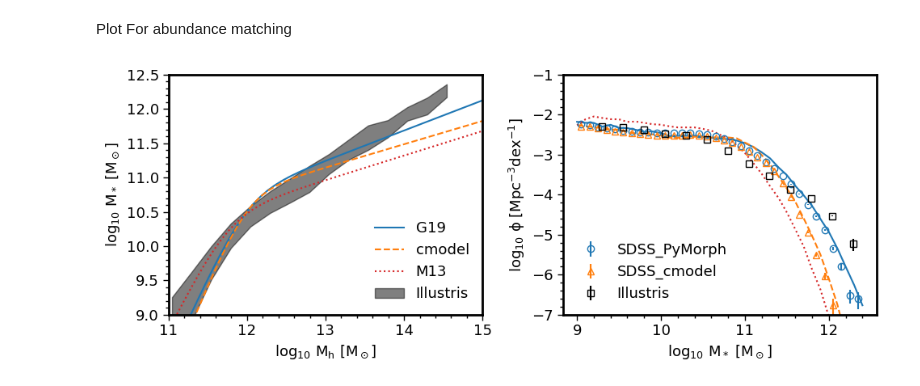
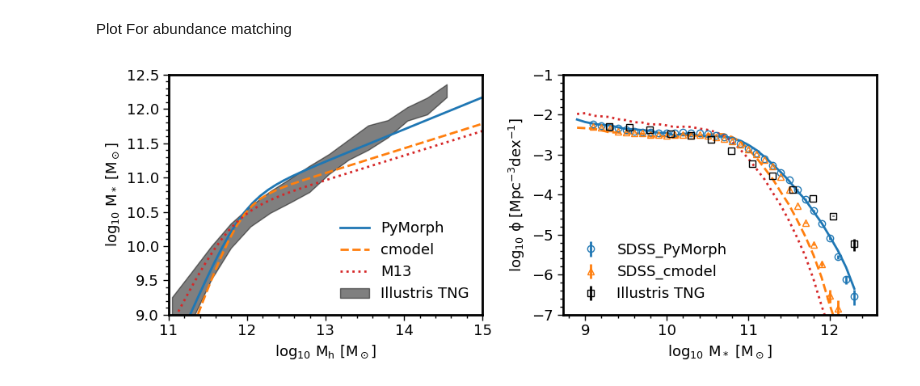
Before and after one commit to PipGrylls/STEEL, a Jupyter notebook: Notebooks/Plots/Extra_Plots_Paper2.ipynb, the cells around one changed output. Saved outputs shown, nothing was run; the diff lists cells and outputs as text; code cells hidden in the pictures.

```diff
--- a/Notebooks/Plots/Extra_Plots_Paper2.ipynb
+++ b/Notebooks/Plots/Extra_Plots_Paper2.ipynb
@@ -1,9 +1,10 @@
 # %%
 import os
 import sys
-AbsPath = os.path.abspath("")
-sys.path.append(AbsPath+"/../..")
+AbsPath = str(os.path.abspath(""))+"/../.."
+sys.path.append(AbsPath)
 import importlib
+import pickle
 import numpy as np
 import matplotlib as mpl
 import colossus.halo.mass_adv as massdefs
@@ -38,6 +33,5 @@ importlib.reload(F)
 # %%
 #set plot paramaters here
-mpl.rcParams.update(mpl.rcParamsDefault)
 plt.rcParams['ytick.minor.visible']=True
 plt.rcParams['xtick.minor.visible']=True
 plt.rcParams['axes.linewidth']=2
@@ -51,3 +45,4 @@ plt.rcParams['xtick.minor.width'] = 1
 plt.rcParams['ytick.minor.width'] = 1
 mpl.rcParams['axes.titlepad'] = 20
 plt.rcParams['font.size']=15
+plt.rcParams['lines.linewidth']=2
@@ -154,19 +142,35 @@ def DM_to_SM_for_S17(SMF_X, HMF, Halo_MR, HMF_Bin, SMF_Bin, Paramaters, Redshift
 X = np.arange(10, 15, 0.1) #M h-1 #virial
 f, axarr = plt.subplots(1, 2, figsize=(10,4))
 
-
+SMR_L = 9
+SMR_U = 12.5
+SMR_BW = 0.1
 SMF_Bins, Y_t, Y_t_e, Y_sat, Y_sat_e, Y_cen, Y_cen_e =  Add_SDSS.SMF_Data()
-axarr[1].errorbar(np.divide(SMF_Bins[1:]+SMF_Bins[:-1], 2), Y_cen, yerr=Y_cen_e, fmt = "o", label = "SDSS_PyMorph", mfc = "None")
+#axarr[1].errorbar(np.divide(SMF_Bins[1:]+SMF_Bins[:-1], 2), Y_cen, yerr=Y_cen_e, fmt = "o", label = "SDSS_PyMorph", mfc = "None")
+axarr[1].errorbar(SMF_Bins[1:], Y_cen[1:], yerr=Y_cen_e[:,1:], fmt = "o", label = "SDSS_PyMorph", mfc = "None")
 #axarr[1].errorbar(SMF_Bins[:-1], Y_t, yerr=Y_t_e, label = "t_SE")
 
 SMF_Bins, Y_t, Y_t_e, Y_sat, Y_sat_e, Y_cen, Y_cen_e =  Add_SDSS.SMF_Data(OverridePhoto = "MsMendCmodel")
-axarr[1].errorbar(np.divide(SMF_Bins[1:]+SMF_Bins[:-1], 2), Y_cen, yerr=Y_cen_e, fmt = "^", label = "SDSS_cmodel", mfc = "None")
+axarr[1].errorbar(SMF_Bins[1:], Y_cen[1:], yerr=Y_cen_e[:,1:], fmt = "^", label = "SDSS_cmodel", mfc = "None")
 #axarr[1].errorbar(SMF_Bins[:-1], Y_t, yerr=Y_t_e, label = "t_cMod")
 
 #axarr[0].plot(X- np.log10(h), Shank17AM(np.log10(massdefs.changeMassDefinitionCModel(M=np.power(10, X), z=0.1, mdef_in='vir', mdef_out='200c')[0]) - np.log10(h)), "vC8",label = "S17", mfc = 'none')
 
+"""
+AbnMtch['Override_z'] = True
+axarr[0].plot(np.arange(10, 15, 0.1)- np.log10(h), F.DarkMatterToStellarMass(np.arange(10, 15, 0.1) - np.log10(h), 0.1, Paramaters, ScatterOn = False), ":C0", label = "override")
+
+Override['beta10'] += 0.854
+axarr[0].plot(np.arange(10, 15, 0.1)- np.log10(h), F.DarkMatterToStellarMass(np.arange(10, 15, 0.1) - np.log10(h), 0.1, Paramaters, ScatterOn = False), "-C0", label = "G19")
+Override['beta10'] -= 0.854
+Override['beta10'] -= 0.73
+axarr[0].plot(np.arange(10, 15, 0.1)- np.log10(h), F.DarkMatterToStellarMass(np.arange(10, 15, 0.1) - np.log10(h), 0.1, Paramaters, ScatterOn = False), "-C0", label = "G19")
+Override['beta10'] += 0.73
+
+AbnMtch['Override_z'] = False
+"""
 AbnMtch['G19_SE'] = True
-axarr[0].plot(np.arange(10, 15, 0.1)- np.log10(h), F.DarkMatterToStellarMass(np.arange(10, 15, 0.1) - np.log10(h), 0.1, Paramaters, ScatterOn = False), "-C0", label = "G19")
+axarr[0].plot(np.arange(10, 15, 0.1)- np.log10(h), F.DarkMatterToStellarMass(np.arange(10, 15, 0.1) - np.log10(h), 0.1, Paramaters, ScatterOn = False), "-C0", label = "PyMorph")
 AbnMtch['G19_SE'] = False
 
 
@@ -187,19 +191,36 @@ AbnMtch['Moster'] = False
 
 
 #F.DM_to_SM(SMF_X, HMF, Halo_MR, HMF_Bin, SMF_Bin, Paramaters, Redshift = 0, N = 5000, UseAlt = False)
-
 Redshift = 0.1
 SM_bin = SMF_Bins[1] - SMF_Bins[0]
 Halo_bin = 0.1
-Halo_MR = np.arange(11, 16, Halo_bin)
+Halo_MR = np.arange(10, 16, Halo_bin)
 Halo_MR_m200 = np.log10(massdefs.changeMassDefinitionCModel(M=np.power(10, Halo_MR), z=0.1, mdef_in='vir', mdef_out='200c')[0])
+"""
+AbnMtch['Override_z'] = True
+SMF = F.DM_to_SM(SMF_Bins, np.log10(HMF_fun(Halo_MR, Redshift)), Halo_MR, Halo_bin, SM_bin, Paramaters, Redshift = Redshift, N = 1000)[1]
+plt.plot(SMF_Bins, SMF, ":C0")
+
+Override['beta10'] += 0.854
+SMF = F.DM_to_SM(SMF_Bins, np.log10(HMF_fun(Halo_MR, Redshift)), Halo_MR, Halo_bin, SM_bin, Paramaters, Redshift = Redshift, N = 1000)[1]
+plt.plot(SMF_Bins, SMF, "-C0")
+Override['beta10'] -= 0.854
+Override['beta10'] -= 0.73
+SMF = F.DM_to_SM(SMF_Bins, np.log10(HMF_fun(Halo_MR, Redshift)), Halo_MR, Halo_bin, SM_bin, Paramaters, Redshift = Redshift, N = 1000)[1]
+plt.plot(SMF_Bins, SMF, "-C0")
+Override['beta10'] += 0.73
+
+AbnMtch['Override_z'] = False
+"""
+
+
 AbnMtch['G19_SE'] = True
 SMF = F.DM_to_SM(SMF_Bins, np.log10(HMF_fun(Halo_MR, Redshift)), Halo_MR, Halo_bin, SM_bin, Paramaters, Redshift = Redshift, N = 1000)[1]
-plt.plot(SMF_Bins, SMF, "-C0")
+plt.plot(SMF_Bins-SM_bin, SMF, "-C0")
 AbnMtch['G19_SE'] = False
 AbnMtch['G19_cMod'] = True
 SMF = F.DM_to_SM(SMF_Bins, np.log10(HMF_fun(Halo_MR, Redshift)), Halo_MR, Halo_bin, SM_bin, Paramaters, Redshift = Redshift, N = 1000)[1]
-plt.plot(SMF_Bins, SMF, "--C1")
+plt.plot(SMF_Bins-SM_bin, SMF, "--C1")
 AbnMtch['G19_cMod'] = False
 """
 AbnMtch['Behroozi18'] = True
@@ -207,40 +228,42 @@ AbnMtch['B18c'] = True
 SMF = F.DM_to_SM(SMF_Bins, np.log10(HMF_fun(Halo_MR, Redshift)), Halo_MR_m200, Halo_bin, SM_bin, Paramaters, Redshift = Redshift, N = 1000, UseAlt = True)[1]
 plt.plot(SMF_Bins, SMF, "-.C2")
 AbnMtch['B18c'] = False
 AbnMtch['Behroozi18'] = False
 """
 AbnMtch['Moster'] = True
 SMF = F.DM_to_SM(SMF_Bins, np.log10(HMF_fun(Halo_MR, Redshift)), Halo_MR_m200, Halo_bin, SM_bin, Paramaters, Redshift = Redshift, N = 1000)[1]
-plt.plot(SMF_Bins, SMF, ":C3")
+plt.plot(SMF_Bins-SM_bin, SMF, ":C3")
 AbnMtch['Moster'] = False
 
 
-SMHM_ill = np.load('./PaperTwoPlotData/Illustris/SMHM_fillbtwn_99.npy')
-axarr[0].fill_between(SMHM_ill[0], SMHM_ill[1], SMHM_ill[2], color = 'k', alpha = 0.5, label = 'Illustris')
-SMF_ill = np.load('./PaperTwoPlotData/Illustris/SMF_errbar_99.npy')
-axarr[1].errorbar(SMF_ill[0], SMF_ill[1], yerr = [SMF_ill[2], SMF_ill[3]], color = 'k',  fmt = "s", label = 'Illustris', mfc = None, fillstyle = "none")
+SMHM_ill = np.load(AbsPath+'/Data/Observational/Illustris/SMHM_fillbtwn_99.npy')
+axarr[0].fill_between(SMHM_ill[0], SMHM_ill[1], SMHM_ill[2], color = 'k', alpha = 0.5, label = 'Illustris TNG')
+SMF_ill = np.load(AbsPath+'/Data/Observational/Illustris/SMF_errbar_99.npy')
+axarr[1].errorbar(SMF_ill[0], SMF_ill[1], yerr = [SMF_ill[2], SMF_ill[3]], color = 'k',  fmt = "s", label = 'Illustris TNG', mfc = None, fillstyle = "none")
+
+
+#NM_SMHM = np.loadtxt(AbsPath+"/Data/Observational/Nicola_SAM/mstar-mhalos.dat").T
+#axarr[0].plot(NM_SMHM[0], NM_SMHM[1], "k", label = "Menci14")
 
 mpl.rcParams.update({'font.size': 13})
 axarr[0].legend(loc = 4, frameon = False)
 #axarr[1].legend(handles=lines_plotted, loc = 3, frameon = False)
 axarr[1].legend(frameon = False)
-
-
 
 
 axarr[0].set_ylim(9, 12.5)
 axarr[0].set_xlim(11, 15)
 axarr[1].set_ylim(-7, -1)
 axarr[0].set_xlabel("$\mathrm{log_{10}}$ $\mathrm{M_h}$ $\mathrm{[M_\odot]}$")
 axarr[0].set_ylabel("$\mathrm{log_{10}}$ $\mathrm{M_*}$ $\mathrm{[M_\odot]}$")
 axarr[1].set_xlabel("$\mathrm{log_{10}}$ $\mathrm{M_*}$ $\mathrm{[M_\odot]}$")
 axarr[1].set_ylabel("$\mathrm{log_{10}}$ $\mathrm{\phi}$ $\mathrm{[Mpc^{-3}dex^{-1}]}$")
 
 plt.tight_layout()
 
-plt.savefig("PaperTwoPlotData/AbundaceMtch_lowz.png")
-plt.savefig("PaperTwoPlotData/AbundaceMtch_lowz.pdf")
+plt.savefig(AbsPath+"/Figures/Paper2/AbundaceMtch_lowz.png")
+plt.savefig(AbsPath+"/Figures/Paper2/AbundaceMtch_lowz.pdf")
 
 plt.show()
 # %% [output]
-[figure, old version]
+[figure, new version]
```
Also changed, not shown: parts of 9 cells of this notebook, 13 other files.
